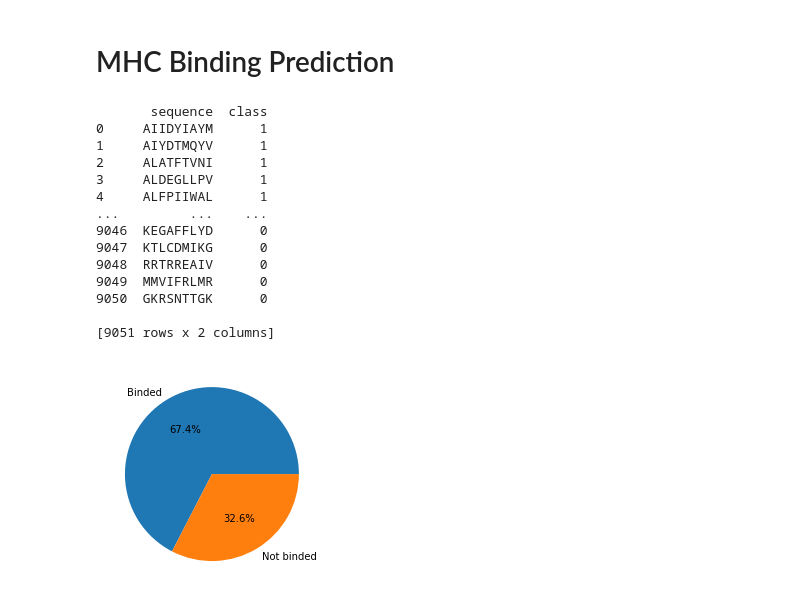
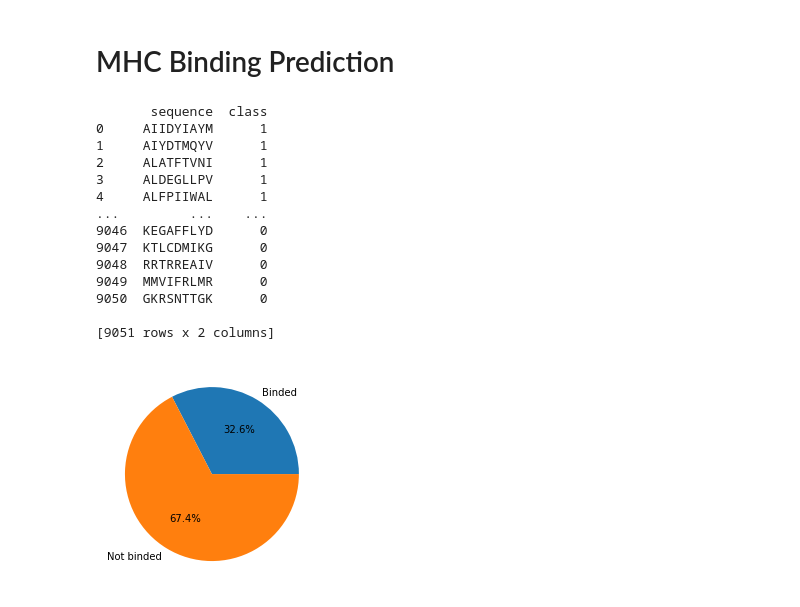
Before and after one commit to augustthedoodle/mhc_binding, a Jupyter notebook: mhc_sliding_window.ipynb, the cells around one changed output. Saved outputs shown, nothing was run; the diff lists cells and outputs as text; code cells hidden in the pictures.

Commit message:
fix bug and add more dataset

```diff
--- a/mhc_sliding_window.ipynb
+++ b/mhc_sliding_window.ipynb
@@ -77,35 +97,35 @@ with open(os.path.join('dataset', 'Negative_A0201_9AA_nonbinder_pep.txt'), 'r',
         classes.append(0)
 
 dataset = pd.DataFrame(
     {
         'sequence': features,
         'class': classes
     }
 )
 
 print(dataset)
 
 labels = ["Binded",'Not binded']
-values = dataset['class'].value_counts().values
+values = dataset['class'].value_counts()[[1,0]].values
 fig1, ax1 = plt.subplots()
 ax1.pie(values, labels=labels,  autopct='%1.1f%%')
 plt.show()
 # %% [output]
        sequence  class
 0     AIIDYIAYM      1
 1     AIYDTMQYV      1
 2     ALATFTVNI      1
 3     ALDEGLLPV      1
 4     ALFPIIWAL      1
 ...         ...    ...
 9046  KEGAFFLYD      0
 9047  KTLCDMIKG      0
 9048  RRTRREAIV      0
 9049  MMVIFRLMR      0
 9050  GKRSNTTGK      0
 
 [9051 rows x 2 columns]
-[figure, old version]
+[figure, new version]
 # %%
 # sequence label
 features = []
```
Also changed, not shown: parts of 11 cells of this notebook.
